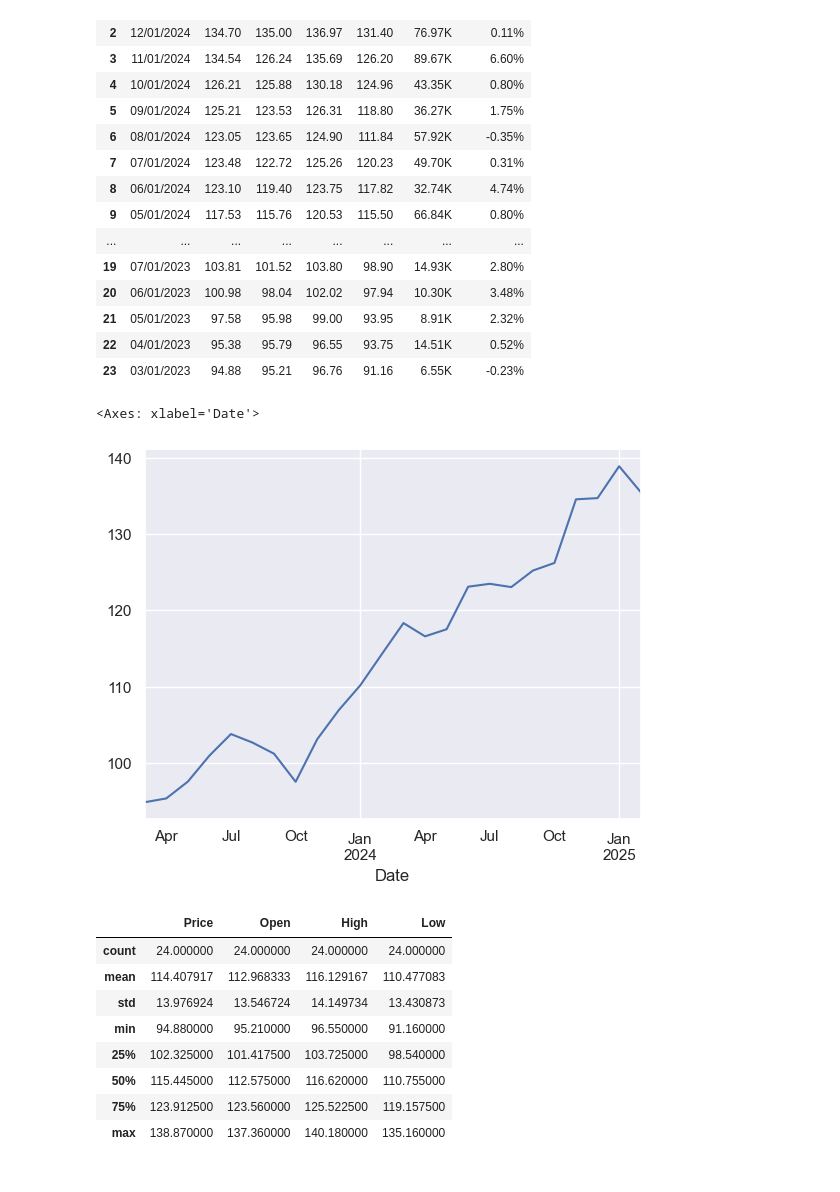
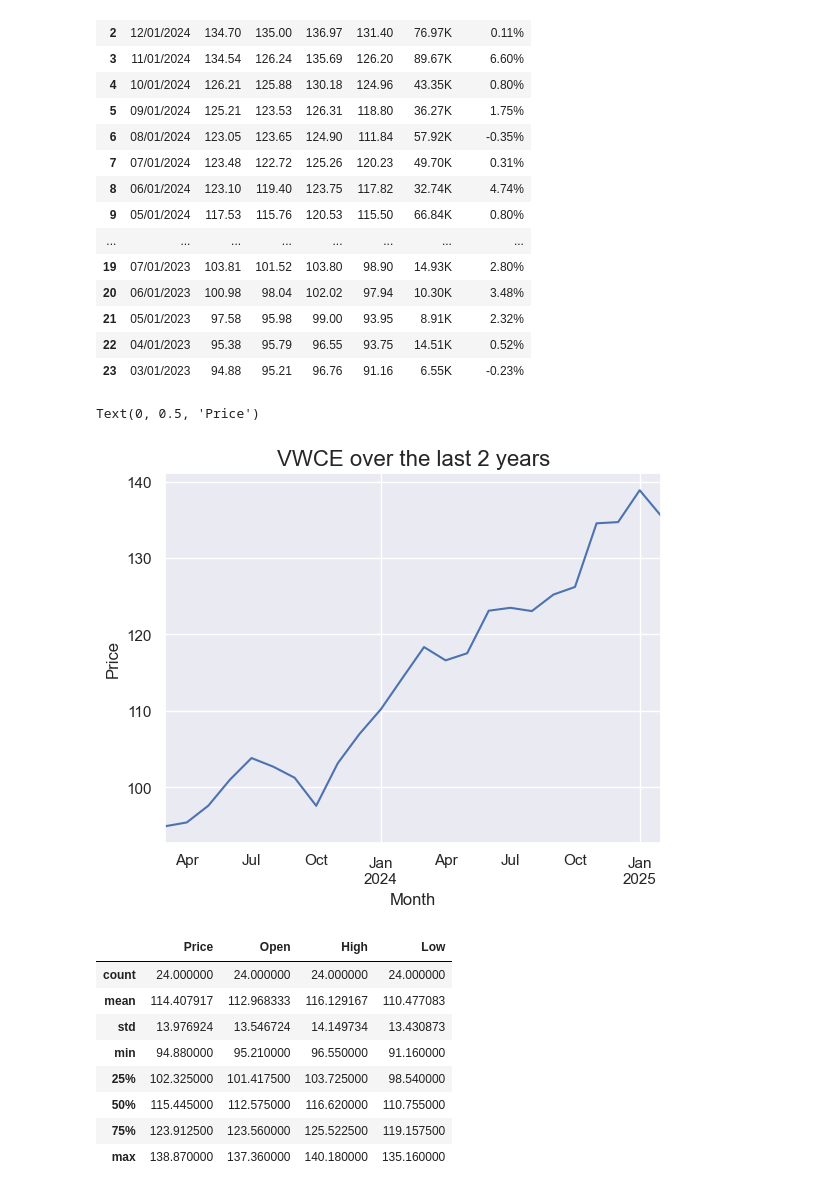
Before and after one commit to ChristianChimi/Financial-Analytics, a Jupyter notebook: Stock-Market-Analytics/Stock_market_Analytics.ipynb, the cells around one changed output. Cells and saved outputs as stored; diff of their text form; code cells hidden in the pictures.

```diff
--- a/Stock-Market-Analytics/Stock_market_Analytics.ipynb
+++ b/Stock-Market-Analytics/Stock_market_Analytics.ipynb
@@ -49,11 +49,14 @@ df_VWCE_ordered.set_index('Date', inplace=True)
 df_SP500_ordered.set_index('Date', inplace=True)
 df_MSCI_ordered.set_index('Date', inplace=True)
 df_EIMI_ordered.set_index('Date', inplace=True)
-# %%
-df_VWCE_ordered['Price'].plot(kind='line')
-# %% [output]
-<Axes: xlabel='Date'>
-[figure, removed]
+# %%
+df_VWCE_ordered['Price'].plot(kind='line')
+plt.title("VWCE over the last 2 years", fontsize=16)
+plt.xlabel("Month", fontsize=12)
+plt.ylabel("Price", fontsize=12)
+# %% [output]
+Text(0, 0.5, 'Price')
+[figure, added]
 # %%
 df_VWCE_ordered.describe()
 # %% [output]
```
Also changed, not shown: parts of 10 cells of this notebook.
